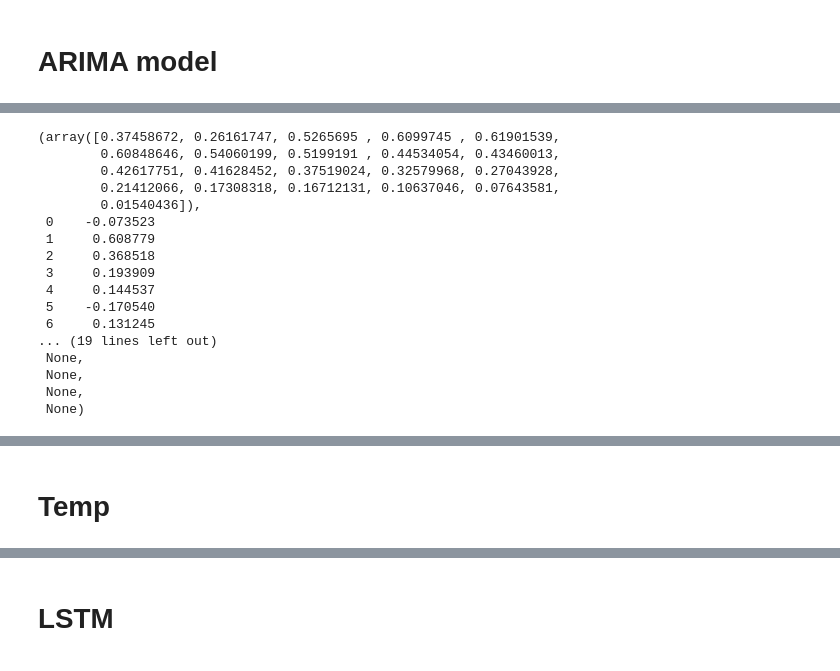
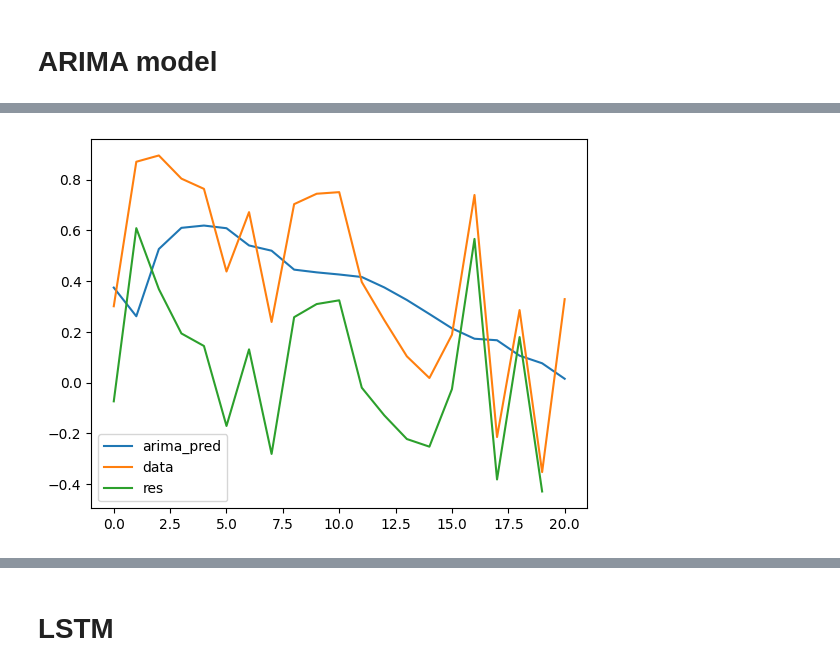
Before and after one commit to theabc50111/ARIMA-LSTM-hybrid-corrcoef-predict, a Jupyter notebook: extended_reasearch_YWT/exploration_hybrid_model_prediction/hybrid_model_pred.ipynb, the cells around one changed output, grey strips where cells are left out. Saved outputs shown, nothing was run; the diff lists cells and outputs as text; code cells hidden in the pictures.

Commit message:
combine hybrid_pred files & hybrid_train files

```diff
--- a/extended_reasearch_YWT/exploration_hybrid_model_prediction/hybrid_model_pred.ipynb
+++ b/extended_reasearch_YWT/exploration_hybrid_model_prediction/hybrid_model_pred.ipynb
@@ -7,16 +7,22 @@ import math
 import os
 from tqdm import tqdm
 from itertools import combinations
-from collections import OrderedDict, namedtuple
 from sklearn.metrics import mean_squared_error, mean_absolute_error
+from sklearn.linear_model import LinearRegression
 from pmdarima.arima import ARIMA, auto_arima
-from keras.models import load_model
-from keras.layers import LSTM, Dense
+from statsmodels.tsa.seasonal import seasonal_decompose
+import tensorflow as tf
+import tensorflow.keras as keras
+from tensorflow.keras.models import load_model
+from tensorflow.keras.layers import LSTM, Dense
 import warnings
 import logging
 
 warnings.simplefilter("ignore")
 logging.basicConfig(level=logging.INFO)
+err_log_handler = logging.FileHandler(filename="./results/arima_train_err_log.txt", mode='a')
+err_logger = logging.getLogger("arima_train_err")
+err_logger.addHandler(err_log_handler)
 
 # %load_ext pycodestyle_magic
 # %pycodestyle_on --ignore E501
@@ -25,14 +31,15 @@ time: 766 µs (started: 2022-09-10 02:23:06 +00:00)
 # %% [markdown]
 # Prepare data
 # %%
+eva_implement = "paper_eva_1"
+
 stock_price_df = pd.read_csv("../../stock08_price.csv")
 
-universe = list(stock_price_df.columns.values[1:])
-universe.remove("SP500")
 # train data
 portfolio_train = ['CELG', 'PXD', 'WAT', 'LH', 'AMGN', 'AOS', 'EFX', 'CRM', 'NEM', 'JNPR', 'LB', 'CTAS', 'MAT', 'MDLZ', 'VLO', 'APH', 'ADM', 'MLM', 'BK', 'NOV', 'BDX', 'RRC', 'IVZ', 'ED', 'SBUX', 'GRMN', 'CI', 'ZION', 'COO', 'TIF', 'RHT', 'FDX', 'LLL', 'GLW', 'GPN', 'IPGP', 'GPC', 'HPQ', 'ADI', 'AMG', 'MTB', 'YUM', 'SYK', 'KMX', 'AME', 'AAP', 'DAL', 'A', 'MON', 'BRK', 'BMY', 'KMB', 'JPM', 'CCI', 'AET', 'DLTR', 'MGM', 'FL', 'HD', 'CLX', 'OKE', 'UPS', 'WMB', 'IFF', 'CMS', 'ARNC', 'VIAB', 'MMC', 'REG', 'ES', 'ITW', 'NDAQ', 'AIZ', 'VRTX', 'CTL', 'QCOM', 'MSI', 'NKTR', 'AMAT', 'BWA', 'ESRX', 'TXT', 'EXR', 'VNO', 'BBT', 'WDC', 'UAL', 'PVH', 'NOC', 'PCAR', 'NSC', 'UAA', 'FFIV', 'PHM', 'LUV', 'HUM', 'SPG', 'SJM', 'ABT', 'CMG', 'ALK', 'ULTA', 'TMK', 'TAP', 'SCG', 'CAT', 'TMO', 'AES', 'MRK', 'RMD', 'MKC', 'WU', 'ACN', 'HIG', 'TEL', 'DE', 'ATVI', 'O', 'UNM', 'VMC', 'ETFC', 'CMA', 'NRG', 'RHI', 'RE', 'FMC', 'MU', 'CB', 'LNT', 'GE', 'CBS', 'ALGN', 'SNA', 'LLY', 'LEN', 'MAA', 'OMC', 'F', 'APA', 'CDNS', 'SLG', 'HP', 'XLNX', 'SHW', 'AFL', 'STT', 'PAYX', 'AIG', 'FOX', 'MA']
 # all data
-portfolio_all = universe
+portfolio_all = list(stock_price_df.columns.values[1:])
+portfolio_all.remove("SP500")
 # all data - train data
 portfolio_other = [p for p in universe if p not in portfolio_train]
 logging.info(f"len(train_set): {len(portfolio_train)}, len(all_set): {len(portfolio_all)}, len(test_set): {len(portfolio_other)}")
@@ -43,9 +50,9 @@ save_raw_corr_data = True
 save_arima_resid_data = True
 time_period = "_test2"
 
-lstm_weight_setting = "tetuan_power"
+lstm_weight_setting = "sp500"
 if lstm_weight_setting == "sp500": # lstm weight set
-    lstm_weight_filepath =  "../rebuild_hybrid_model/models/20220807/epoch_582.h5"
+    lstm_weight_filepath =  "../rebuild_hybrid_model/models/20220909/sp500_20082017_train_res_epoch_43.h5"
     lstm_weight_name = "_sp500LSTM"
 elif lstm_weight_setting == "tw50":
     lstm_weight_filepath = "../exploration_other_time_series/models/20220816/tw50_20082017_epoch_246.h5"
@@ -66,7 +73,6 @@ eva_info = {"paper_eva_1": {"portfolio": ['PRGO', 'MRO', 'ADP', 'HCP', 'FITB', '
            }
 
 
-eva_implement = "295_other"
 portfolio_implement = eva_info[eva_implement]['portfolio']
 output_file_name = eva_info[eva_implement]['file_name'] + time_period + lstm_weight_name
 fig_title = eva_implement + time_period + lstm_weight_name
@@ -176,8 +189,7 @@ time: 2.01 ms (started: 2022-09-09 07:14:40 +00:00)
 # %%
 portfolio = ['RL', 'CVX']
 unseen_data_corr_df, unseen_data_corr_series = gen_unseen_data_corr(portfolio, time_period=time_period, ret_date=True)
-# arima_pred, arima_model_name = arima_model(unseen_data_corr_df, portfolio, overview=True)
-tmp = arima_model(unseen_data_corr_df, portfolio, overview=False)
-tmp
-# display(arima_pred)
+arima_pred, residual, arima_model_name, arima_aic, arima_arparams, arima_aroots, arima_maparams, arima_maroots, arima_params, arima_pvalues = arima_model(unseen_data_corr_df, portfolio, overview=True)
+# display(arima_pred, residual, arima_model_name, arima_aic, arima_arparams, arima_aroots, arima_maparams, arima_maroots, arima_params, arima_pvalues )
 # %% [output]
+[figure, added]
@@ -185,17 +196,0 @@ tmp
-(array([0.37458672, 0.26161747, 0.5265695 , 0.6099745 , 0.61901539,
-        0.60848646, 0.54060199, 0.5199191 , 0.44534054, 0.43460013,
-        0.42617751, 0.41628452, 0.37519024, 0.32579968, 0.27043928,
-        0.21412066, 0.17308318, 0.16712131, 0.10637046, 0.07643581,
-        0.01540436]),
- 0    -0.073523
- 1     0.608779
- 2     0.368518
- 3     0.193909
- 4     0.144537
- 5    -0.170540
- 6     0.131245
-... (19 lines left out)
- None,
- None,
- None,
- None)
@@ -203,2 +196,0 @@ time: 217 ms (started: 2022-09-10 02:26:36 +00:00)
-# %% [markdown]
-# Temp
```
Also changed, not shown: parts of 22 cells of this notebook, 5 other files.
